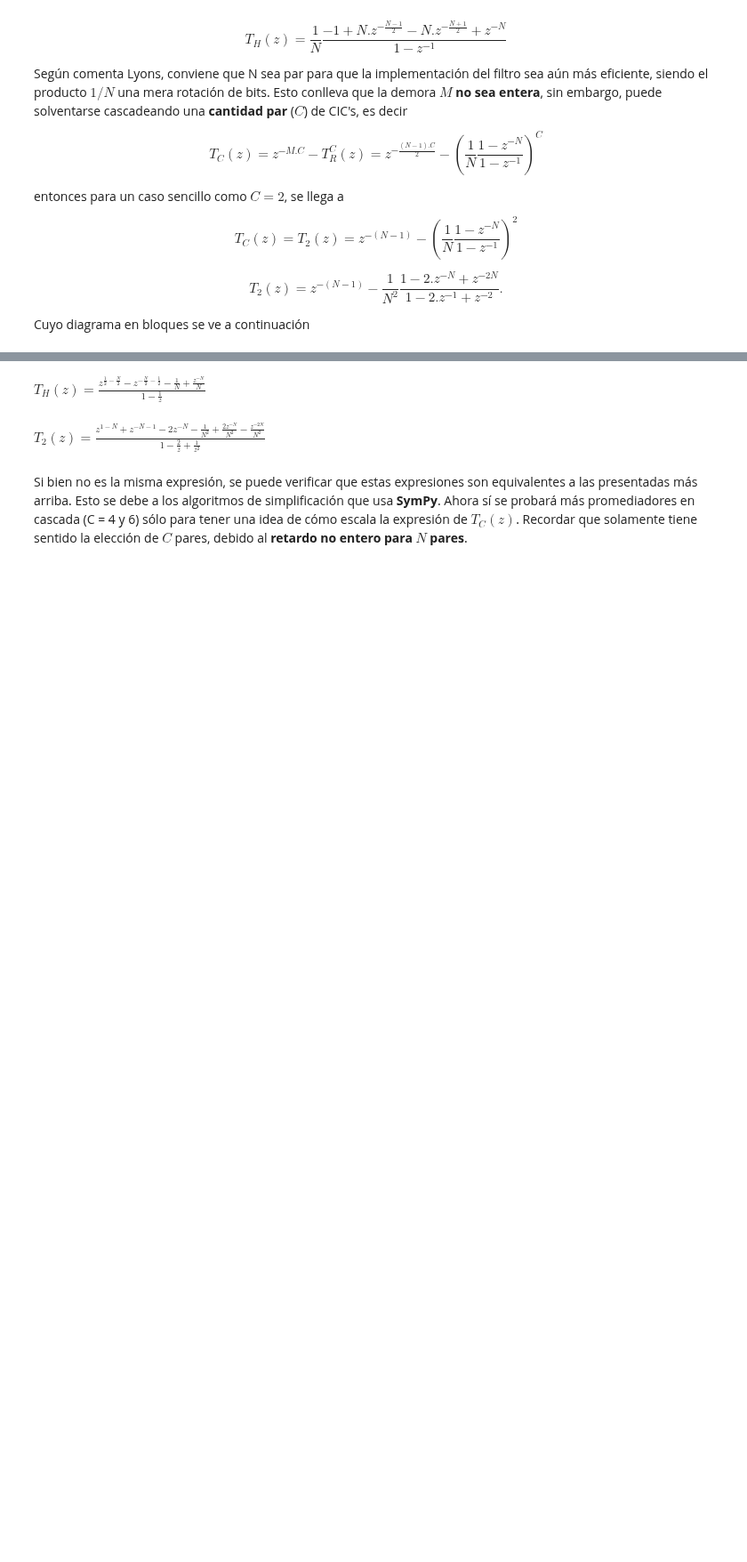
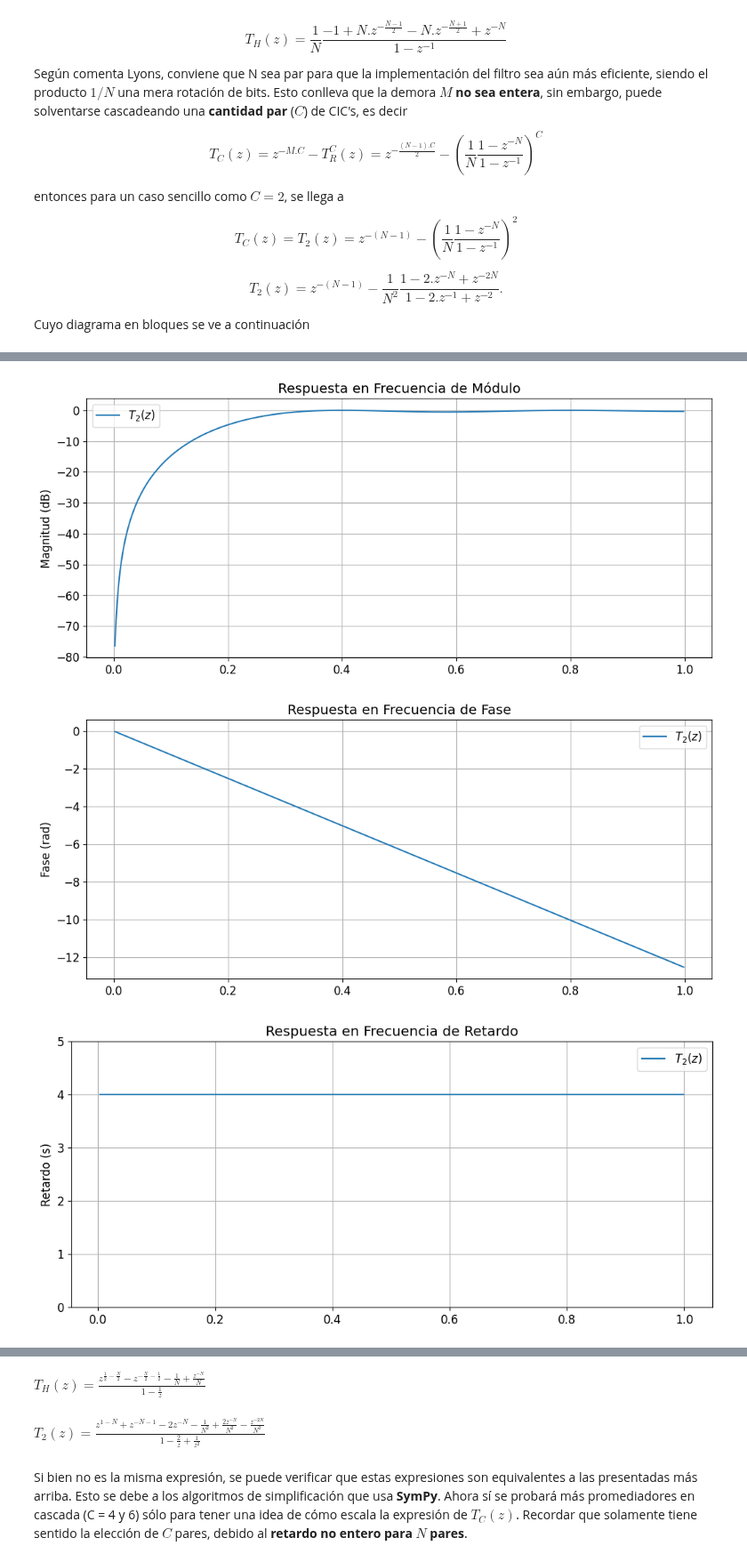
Before and after one commit to marianux/pytc2, a Jupyter notebook: docs/notebooks/ejnb_FIR_interpolados_ECG.ipynb, the cells around one changed output, grey strips where cells are left out. Shown at 89% size. Saved outputs shown, nothing was run; the diff lists cells and outputs as text; code cells hidden in the pictures; blank space fills up the shorter version.

```diff
--- a/docs/notebooks/ejnb_FIR_interpolados_ECG.ipynb
+++ b/docs/notebooks/ejnb_FIR_interpolados_ECG.ipynb
@@ -215,0 +213,64 @@ Dado que a partir de este punto la complejidad algebraica escala, surge la neces
+# %%
+from pytc2.sistemas_lineales import pzmap
+
+nn = 5
+fs = 2
+
+# T_2(z)
+#
+num = np.zeros(2*nn+1)
+num[0] = -1
+num[nn-1] = nn**2
+num[nn] = 2-2* nn**2
+num[nn+1] = nn**2
+num[2*nn] = -1
+num = (1/nn**2) * num
+den = np.array([1, -2, 1])
+
+w, h_iir = sig.freqz(num, den, fs = fs)
+
+mag = 20.0 * np.log10(np.abs(h_iir) + np.nanmin(np.abs(h_iir)))
+
+# resguardo el cero en DC para que funcione unwrap
+phase = np.angle(h_iir)
+phase = np.unwrap(phase[1:])
+
+this_lbl = '$T_2(z)$'
+
+plt.figure(figsize=(12, 5))
+
+plt.plot(w, mag, label= this_lbl )
+
+plt.title(f'Respuesta en Frecuencia de Módulo')
+plt.ylabel('Magnitud (dB)')
+ax = plt.gca()
+plt.legend()
+plt.grid(True)
+
+
+plt.figure(figsize=(12, 5))
+plt.plot(w[1:], phase, label= this_lbl)    # Bode phase plot
+plt.title(f'Respuesta en Frecuencia de Fase')
+plt.ylabel('Fase (rad)')
+ax = plt.gca()
+plt.legend()
+plt.grid(True)
+
+
+plt.figure(figsize=(12, 5))
+
+gd_fir = group_delay(w[1:] * np.pi, phase)
+
+# Para órdenes grandes
+plt.plot(w[2:], gd_fir[1:], label=this_lbl )    # Bode phase plot
+
+plt.ylim((0,5))
+plt.title(f'Respuesta en Frecuencia de Retardo')
+plt.ylabel('Retardo (s)')
+ax = plt.gca()
+plt.legend()
+plt.grid(True)
+# %% [output]
+[figure, added]
+[figure, added]
+[figure, added]
```
Also changed, not shown: parts of 9 cells of this notebook, 4 other files.
